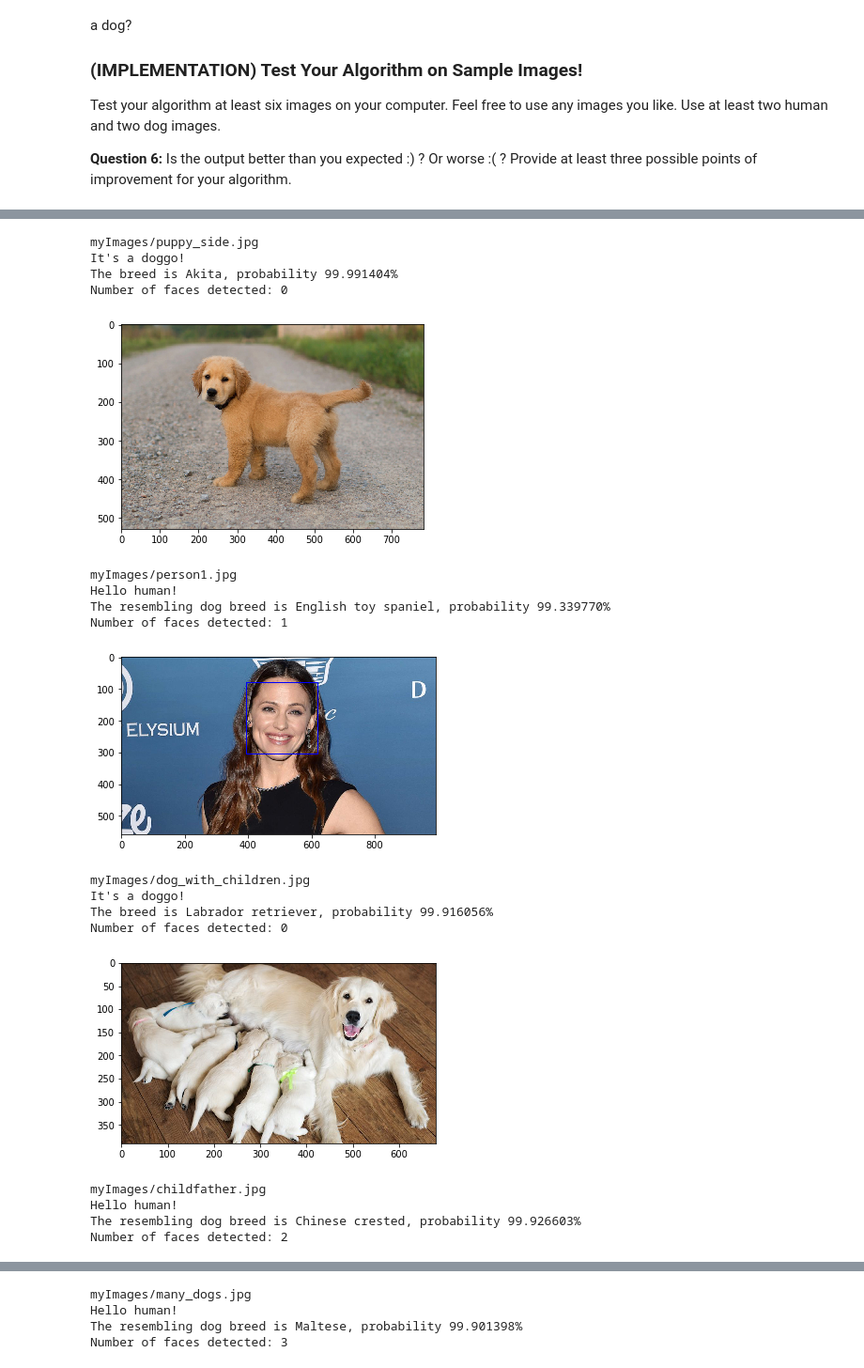
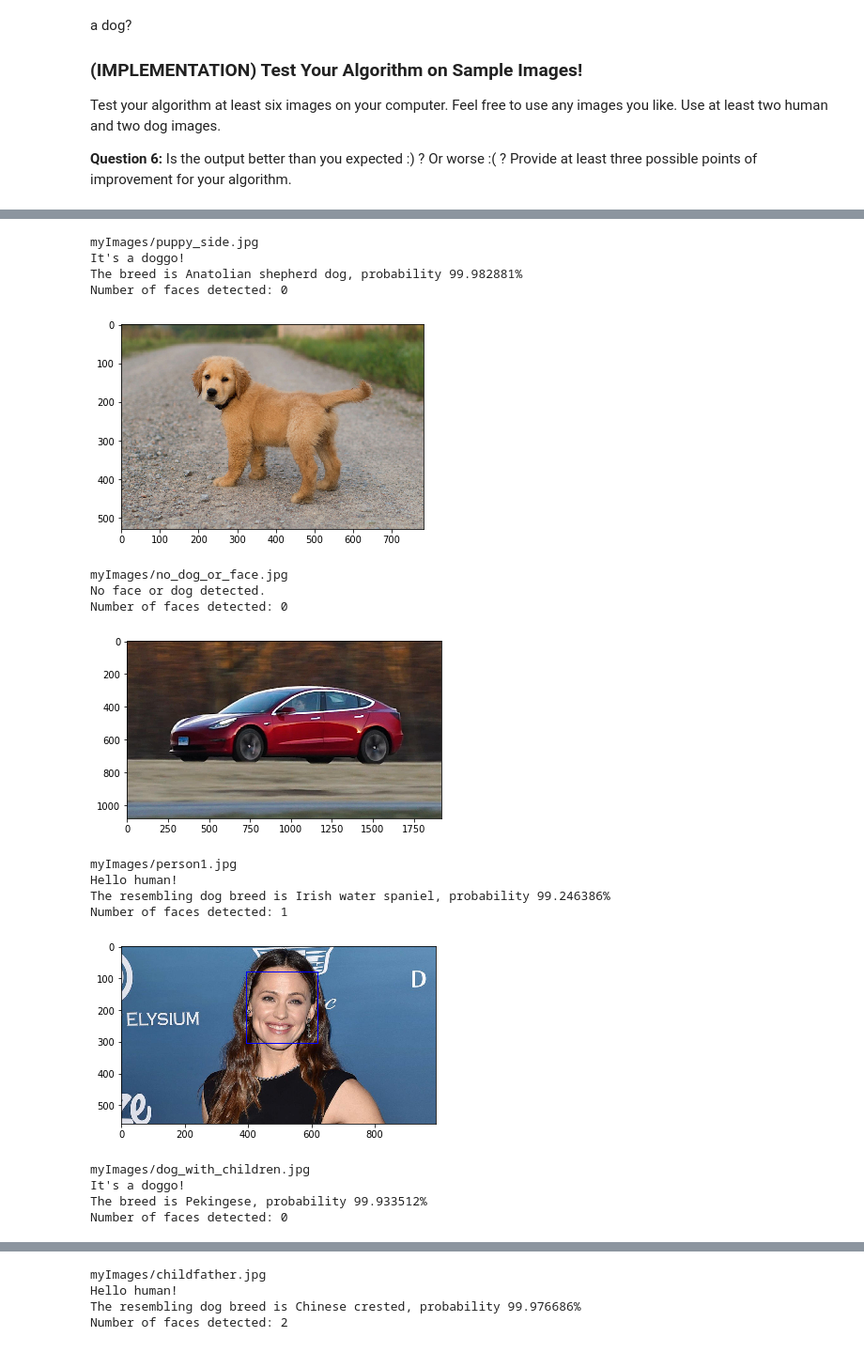
Before and after one commit to felixglush/deep-learning-monorepo, a Jupyter notebook: project-dog-classification/dog_app.ipynb, the cells around one changed output, grey strips where cells are left out. Shown at 94% size. Drawn from its saved outputs; the diff is of its cells as text; code cells hidden in the pictures.

```diff
--- a/project-dog-classification/dog_app.ipynb
+++ b/project-dog-classification/dog_app.ipynb
@@ -1063,11 +989,17 @@ Train and validate your model in the code cell below.  [Save the final model par
 # %%
 save_path_resnet = 'model_transfer_resnet50.pt'
 save_path_resnet_2 = 'model_transfer_resnet50_2.pt'
-save_path_transfer = save_path_resnet
+save_path_resnet_3 = 'model_transfer_resnet50_3.pt'
+save_path_transfer = save_path_resnet_3
 # %%
 try:
-    model_transfer = train(50, loaders_transfer, model_transfer, optimizer_transfer, criterion_transfer,
-                           use_cuda, save_path_transfer, schedulers={'valid': scheduler_valid_transfer})
+    file = open_log_file(save_path_transfer)
+    if not path.exists(save_path_transfer):
+        model_transfer = train(30, loaders_transfer, model_transfer, optimizer_transfer, criterion_transfer,
+                               use_cuda, save_path_transfer, log_file=file,
+                               schedulers={'valid': scheduler_valid_transfer})
+    else:
+        print('Checkpoint already exists. Are you sure you want to overwrite it?')
 except KeyboardInterrupt:
     print('Training interrupted.')
 # %% [output]
@@ -1120,13 +1053,14 @@ def predict_breed_transfer(img_path):
     # load the image and return the predicted breed
     processed_img = process_img(img_path)
     output = model_transfer(processed_img)
+    clear_gpu_memory(data=[processed_img])
     score_tensor, index_tensor = output.topk(1)
     index = index_tensor.cpu().numpy()[0][0]
     score = score_tensor.cpu().detach().numpy()[0][0]
     probability = sigmoid(score) * 100
     return breeds[index], probability
 
-for dogFilename in dog_files[:100]:
+for dogFilename in dog_files[0:100:10]:
     print('Predicting:', dogFilename)
     predictedBreed, probability = predict_breed_transfer(dogFilename)
     print("Breed: {} with probability {:.6f}%\n".format(predictedBreed, probability))
@@ -1170,16 +1104,14 @@ Some sample output for our algorithm is provided below, but feel free to design
 def run_app(img_path):
     ## handle cases for a human face, dog, and neither
     if not face_detector(img_path) and not dog_detector(img_path):
-        return "No face or dog detected."
+        print("No face or dog detected.")
     else:
         dog_breed, probability = predict_breed_transfer(img_path)
 
         if face_detector(img_path):
-            human = True
             print('Hello human!')
             print('The resembling dog breed is {}, probability {:.6f}%'.format(dog_breed, probability))
         elif dog_detector(img_path):
-
             print('It\'s a doggo!')
             print('The breed is {}, probability {:.6f}%'.format(dog_breed, probability))
     # will try to make boundin box for anything - even if no human face in image. results depend on haar cascade classifier
@@ -1237,28 +1171,27 @@ Number of faces detected: 0
 [figure]
 # %%
 # my files
-
 my_images = np.array(glob("myImages/*"))
+len(my_images)
 for image in my_images:
     print(image)
     run_app(image)
 # %% [output]
 myImages/puppy_side.jpg
 It's a doggo!
-The breed is Akita, probability 99.991404%
+The breed is Anatolian shepherd dog, probability 99.982881%
 Number of faces detected: 0
 [figure]
-myImages/person1.jpg
-Hello human!
-The resembling dog breed is English toy spaniel, probability 99.339770%
-Number of faces detected: 1
+myImages/no_dog_or_face.jpg
+No face or dog detected.
+Number of faces detected: 0
-[figure, old version]
+[figure, new version]
-myImages/dog_with_children.jpg
-It's a doggo!
-The breed is Labrador retriever, probability 99.916056%
-Number of faces detected: 0
+myImages/person1.jpg
+Hello human!
+The resembling dog breed is Irish water spaniel, probability 99.246386%
+Number of faces detected: 1
-[figure, old version]
+[figure, new version]
-myImages/childfather.jpg
-Hello human!
-The resembling dog breed is Chinese crested, probability 99.926603%
-Number of faces detected: 2
+myImages/dog_with_children.jpg
+It's a doggo!
+The breed is Pekingese, probability 99.933512%
+Number of faces detected: 0
@@ -1266,4 +1199,4 @@ Number of faces detected: 2
-myImages/many_dogs.jpg
+myImages/childfather.jpg
 Hello human!
-The resembling dog breed is Maltese, probability 99.901398%
-Number of faces detected: 3
+The resembling dog breed is Chinese crested, probability 99.976686%
+Number of faces detected: 2
```
Also changed, not shown: parts of 41 cells of this notebook, 7 other files.
